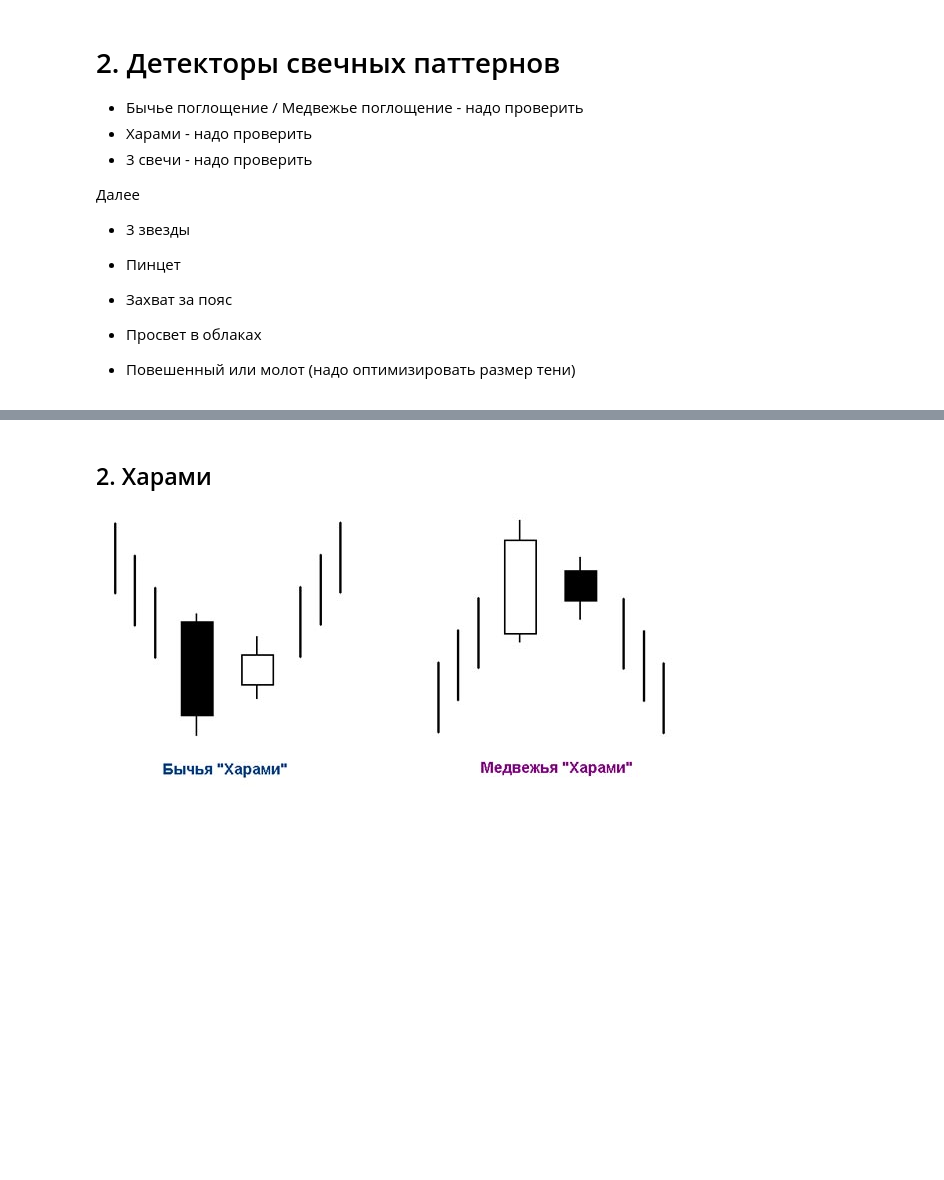
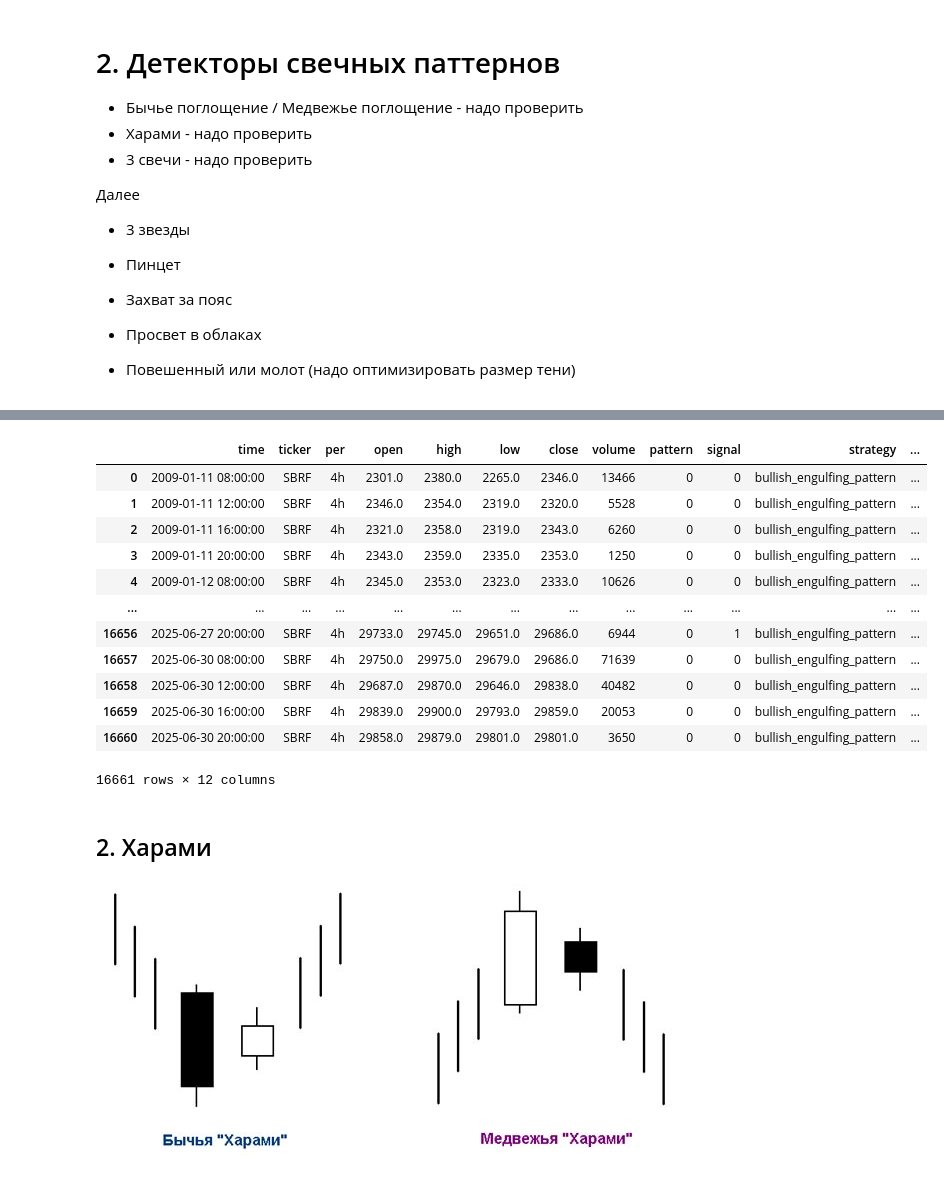
Before and after one commit to AlexKosuhin/AlgoTrading, a Jupyter notebook: Свечные паттерны/1.Обработка и детекция свечных паттернов.ipynb, the cells around one changed output, grey strips where cells are left out. Drawn from its saved outputs; the diff is of its cells as text; code cells hidden in the pictures; blank space fills up the shorter version.

```diff
--- a/Свечные паттерны/1.Обработка и детекция свечных паттернов.ipynb
+++ b/Свечные паттерны/1.Обработка и детекция свечных паттернов.ipynb
@@ -188,6 +193,7 @@ def detection_bullish_engulfing_pattern(data, filtr='NO'):
     data = data.copy()
     data['pattern'] = 0
     data['signal'] = 0
+    data['strategy'] = 'bullish_engulfing_pattern'
 
     # Векторизованные вычисления
     body = data['close'] - data['open']
@@ -259,6 +265,8 @@ def detection_bullish_engulfing_pattern(data, filtr='NO'):
         # Сигнал - следующая свеча после паттерна
         data.loc[pattern_mask.shift(2).fillna(False), 'signal'] = 1
 
+    data['filtr'] = filtr
+
     return data
 # %%
 def detection_bearish_engulfing_pattern(data, filtr='NO'):
@@ -375,4 +386,21 @@ def detection_bearish_engulfing_pattern(data, filtr='NO'):
     return data
+# %%
+sber_1h_bull = detection_bullish_engulfing_pattern(sber_1h)
+sber_1h_bull
+# %% [output]
+|  | time | ticker | per | open | high | low | close | volume | pattern | signal | strategy | ... |
+| 0 | 2009-01-11 08:00:00 | SBRF | 4h | 2301.0 | 2380.0 | 2265.0 | 2346.0 | 13466 | 0 | 0 | bullish_engulfing_pattern | ... |
+| 1 | 2009-01-11 12:00:00 | SBRF | 4h | 2346.0 | 2354.0 | 2319.0 | 2320.0 | 5528 | 0 | 0 | bullish_engulfing_pattern | ... |
+| 2 | 2009-01-11 16:00:00 | SBRF | 4h | 2321.0 | 2358.0 | 2319.0 | 2343.0 | 6260 | 0 | 0 | bullish_engulfing_pattern | ... |
+| 3 | 2009-01-11 20:00:00 | SBRF | 4h | 2343.0 | 2359.0 | 2335.0 | 2353.0 | 1250 | 0 | 0 | bullish_engulfing_pattern | ... |
+| 4 | 2009-01-12 08:00:00 | SBRF | 4h | 2345.0 | 2353.0 | 2323.0 | 2333.0 | 10626 | 0 | 0 | bullish_engulfing_pattern | ... |
+| ... | ... | ... | ... | ... | ... | ... | ... | ... | ... | ... | ... | ... |
+| 16656 | 2025-06-27 20:00:00 | SBRF | 4h | 29733.0 | 29745.0 | 29651.0 | 29686.0 | 6944 | 0 | 1 | bullish_engulfing_pattern | ... |
+| 16657 | 2025-06-30 08:00:00 | SBRF | 4h | 29750.0 | 29975.0 | 29679.0 | 29686.0 | 71639 | 0 | 0 | bullish_engulfing_pattern | ... |
+| 16658 | 2025-06-30 12:00:00 | SBRF | 4h | 29687.0 | 29870.0 | 29646.0 | 29838.0 | 40482 | 0 | 0 | bullish_engulfing_pattern | ... |
+| 16659 | 2025-06-30 16:00:00 | SBRF | 4h | 29839.0 | 29900.0 | 29793.0 | 29859.0 | 20053 | 0 | 0 | bullish_engulfing_pattern | ... |
+| 16660 | 2025-06-30 20:00:00 | SBRF | 4h | 29858.0 | 29879.0 | 29801.0 | 29801.0 | 3650 | 0 | 0 | bullish_engulfing_pattern | ... |
+16661 rows × 12 columns
 # %% [markdown]
 ## 2. Харами
 ![image.png](attachment:image.png)
```
Also changed, not shown: parts of 20 cells of this notebook, 1 other file.
